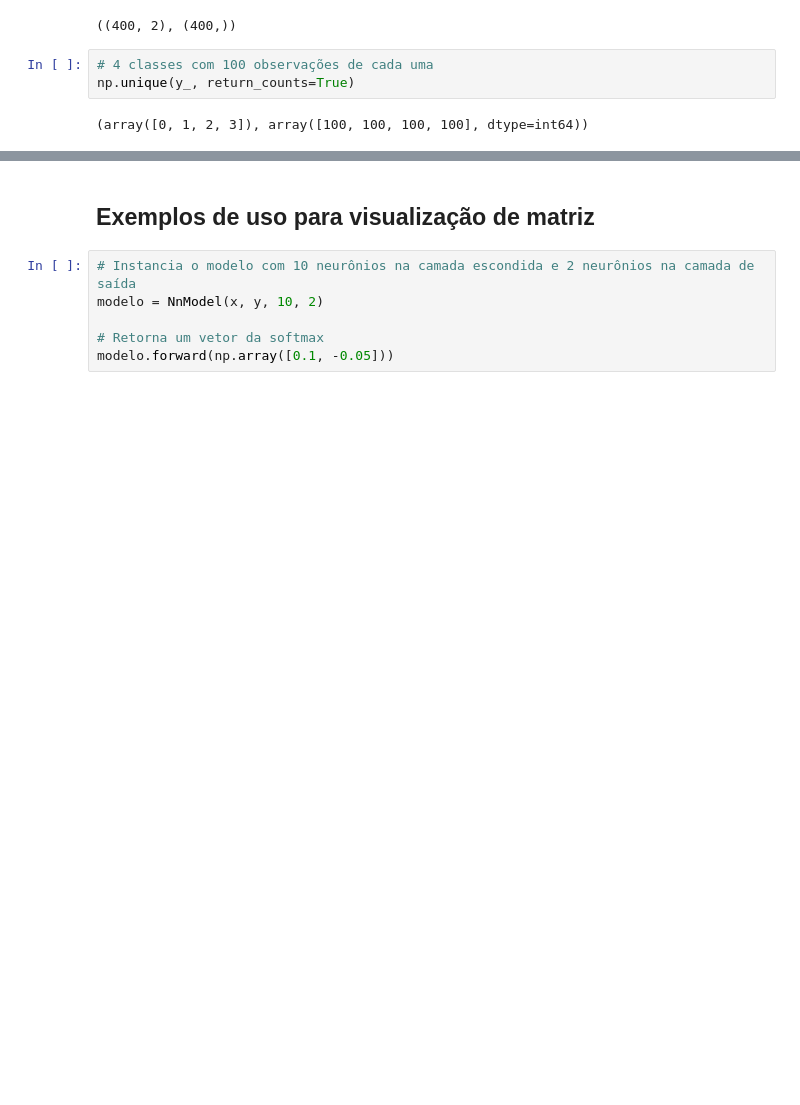
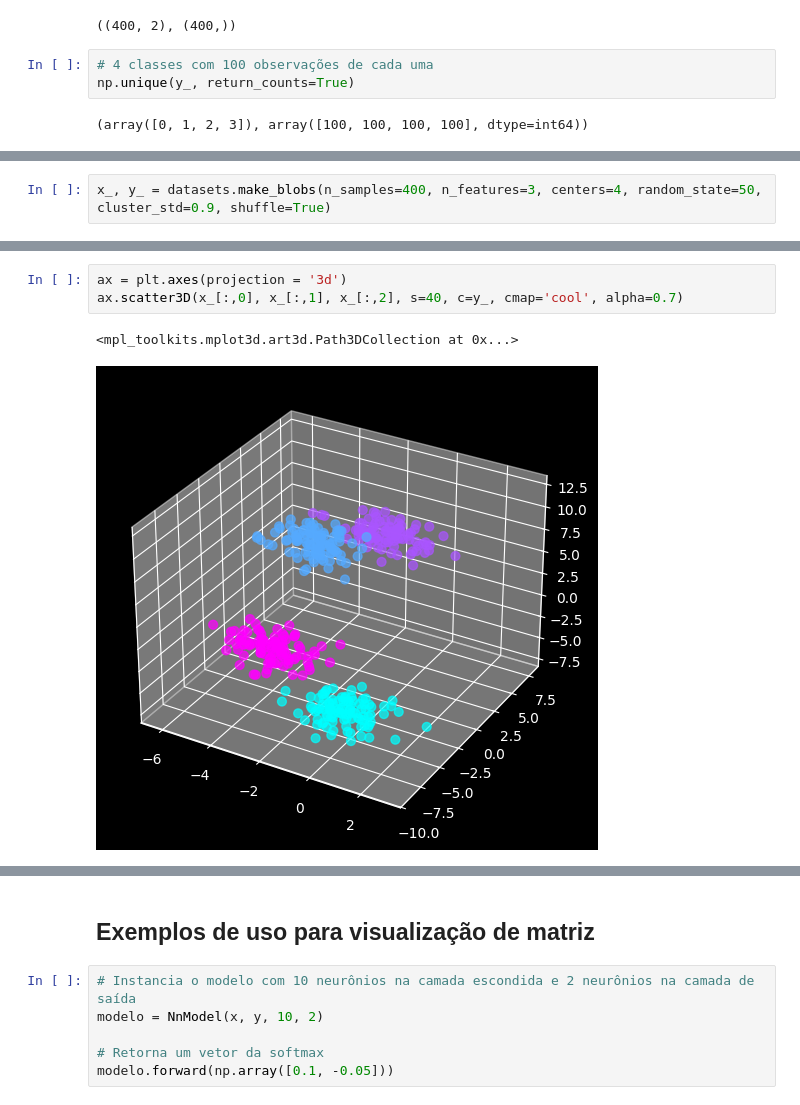
Before and after one commit to LucasFeliciano02/Rna-Classification, a Jupyter notebook: app.ipynb, the cells around one changed output, grey strips where cells are left out. Drawn from its saved outputs; the diff is of its cells as text; blank space fills up the shorter version.

```diff
--- a/app.ipynb
+++ b/app.ipynb
@@ -241,0 +288,2 @@ np.unique(y_, return_counts=True)
+# %%
+x_, y_ = datasets.make_blobs(n_samples=400, n_features=3, centers=4, random_state=50, cluster_std=0.9, shuffle=True)
@@ -241,0 +294,6 @@ np.unique(y_, return_counts=True)
+# %%
+ax = plt.axes(projection = '3d')
+ax.scatter3D(x_[:,0], x_[:,1], x_[:,2], s=40, c=y_, cmap='cool', alpha=0.7)
+# %% [output]
+<mpl_toolkits.mplot3d.art3d.Path3DCollection at 0x...>
+[figure, added]
```
Also changed, not shown: parts of 18 cells of this notebook.
